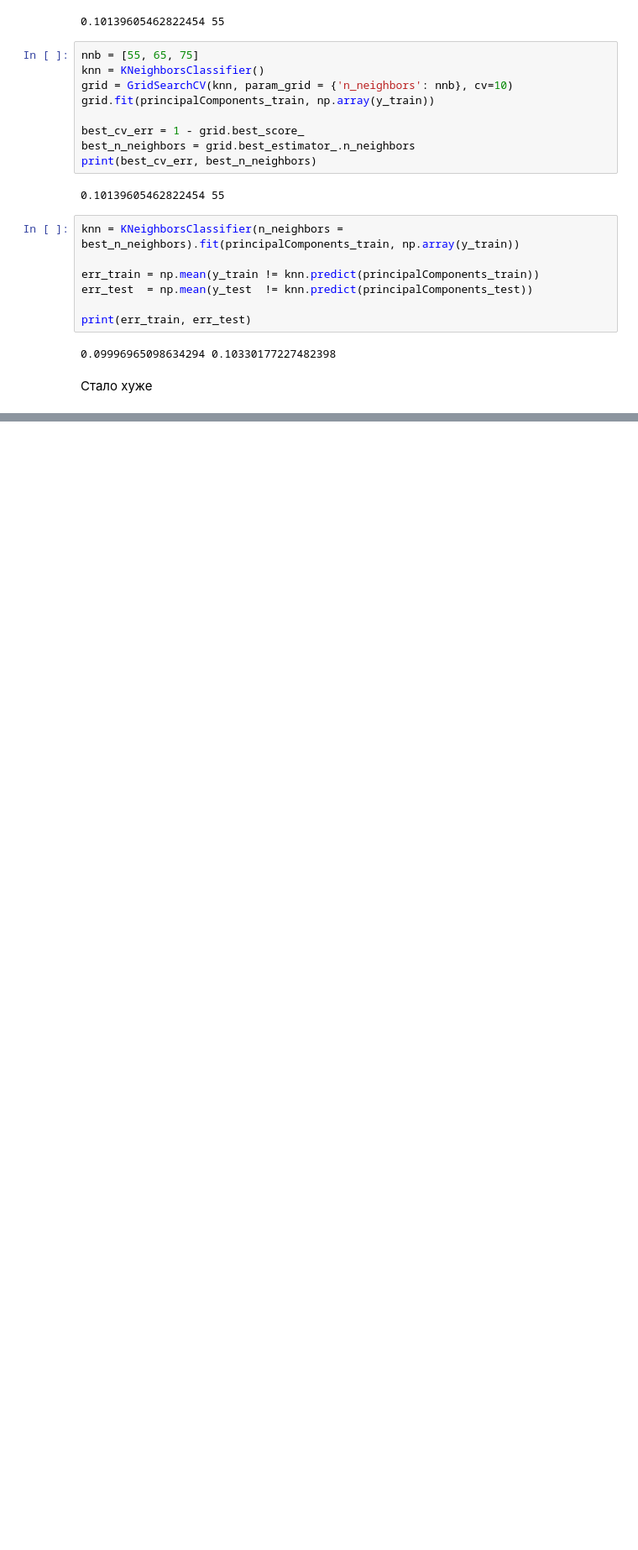
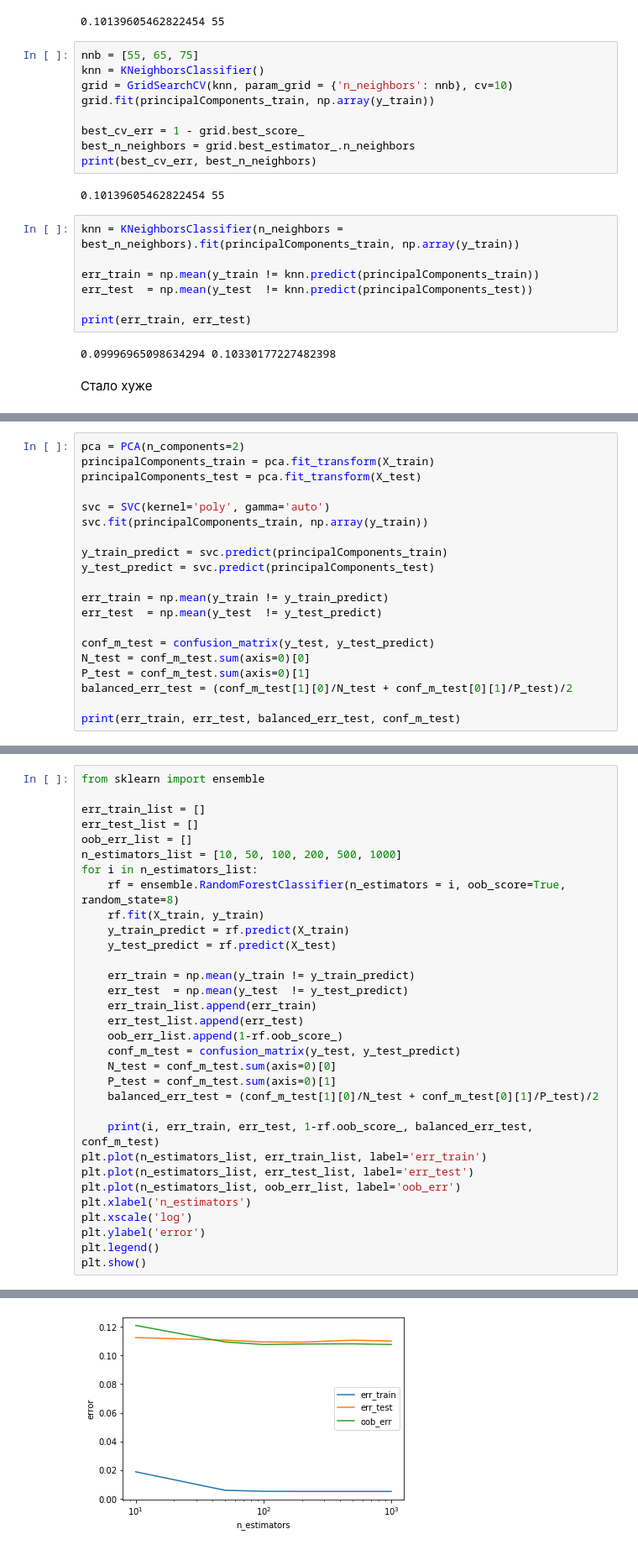
Before and after one commit to katerina394/Machine-Learning, a Jupyter notebook: Bank-marketing.ipynb, the cells around one changed output, grey strips where cells are left out. Shown at 84% size. Drawn from its saved outputs; the diff is of its cells as text; blank space fills up the shorter version.

```diff
--- a/Bank-marketing.ipynb
+++ b/Bank-marketing.ipynb
@@ -1329,0 +1255,20 @@ plt.show()
+# %%
+pca = PCA(n_components=2)
+principalComponents_train = pca.fit_transform(X_train)
+principalComponents_test = pca.fit_transform(X_test)
+
+svc = SVC(kernel='poly', gamma='auto')
+svc.fit(principalComponents_train, np.array(y_train))
+
+y_train_predict = svc.predict(principalComponents_train)
+y_test_predict = svc.predict(principalComponents_test)
+
+err_train = np.mean(y_train != y_train_predict)
+err_test  = np.mean(y_test  != y_test_predict)
+
+conf_m_test = confusion_matrix(y_test, y_test_predict)
+N_test = conf_m_test.sum(axis=0)[0]
+P_test = conf_m_test.sum(axis=0)[1]
+balanced_err_test = (conf_m_test[1][0]/N_test + conf_m_test[0][1]/P_test)/2
+
+print(err_train, err_test, balanced_err_test, conf_m_test)
@@ -1329,0 +1613,33 @@ plt.show()
+# %%
+from sklearn import ensemble
+
+err_train_list = []
+err_test_list = []
+oob_err_list = []
+n_estimators_list = [10, 50, 100, 200, 500, 1000]
+for i in n_estimators_list:
+    rf = ensemble.RandomForestClassifier(n_estimators = i, oob_score=True, random_state=8)
+    rf.fit(X_train, y_train)
+    y_train_predict = rf.predict(X_train)
+    y_test_predict = rf.predict(X_test)
+
+    err_train = np.mean(y_train != y_train_predict)
+    err_test  = np.mean(y_test  != y_test_predict)
+    err_train_list.append(err_train)
+    err_test_list.append(err_test)
+    oob_err_list.append(1-rf.oob_score_)
+    conf_m_test = confusion_matrix(y_test, y_test_predict)
+    N_test = conf_m_test.sum(axis=0)[0]
+    P_test = conf_m_test.sum(axis=0)[1]
+    balanced_err_test = (conf_m_test[1][0]/N_test + conf_m_test[0][1]/P_test)/2
+
+    print(i, err_train, err_test, 1-rf.oob_score_, balanced_err_test, conf_m_test)
+plt.plot(n_estimators_list, err_train_list, label='err_train')
+plt.plot(n_estimators_list, err_test_list, label='err_test')
+plt.plot(n_estimators_list, oob_err_list, label='oob_err')
+plt.xlabel('n_estimators')
+plt.xscale('log')
+plt.ylabel('error')
+plt.legend()
+plt.show()
+# %% [output]
@@ -1329,0 +1658 @@ plt.show()
+[figure, added]
```
Also changed, not shown: parts of 91 cells of this notebook.
